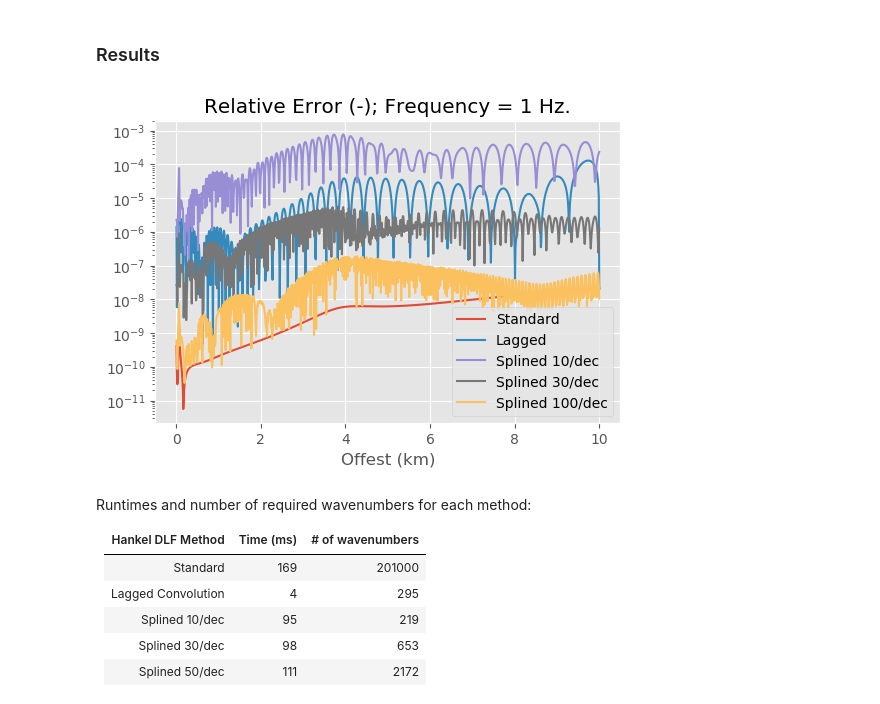
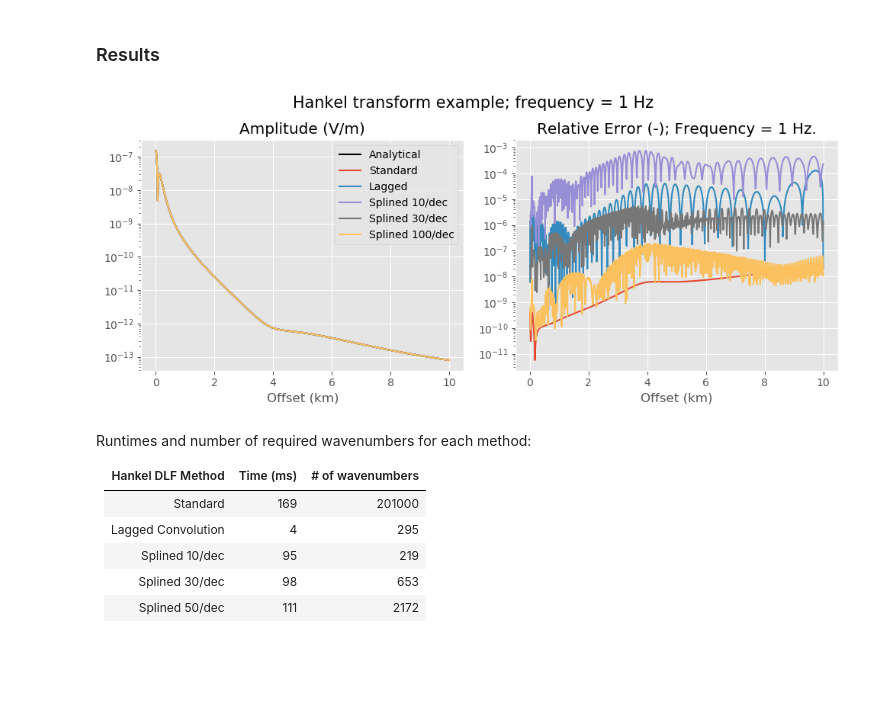
Before and after one commit to emsig/empymod-examples, a Jupyter notebook: 7a_DLF-Standard-Lagged-Splined.ipynb, the cells around one changed output. Cells and saved outputs as stored; diff of their text form; code cells hidden in the pictures; blank space fills up the shorter version.

```diff
--- a/7a_DLF-Standard-Lagged-Splined.ipynb
+++ b/7a_DLF-Standard-Lagged-Splined.ipynb
@@ -245,20 +283,34 @@ splin100 = dipole(**params, opt='spline', htarg=[hfilt, 100])
 # %% [markdown]
 ### Results
 # %%
-plt.figure()
+plt.figure(figsize=(10, 4))
+plt.suptitle('Hankel transform example; frequency = '+str(params['freqtime'])+' Hz', y=1.05, fontsize=15)
 
+plt.subplot(121)
+plt.title('Amplitude (V/m)')
+plt.semilogy(x/1000, np.abs(resp), 'k', label='Analytical')
+plt.semilogy(x/1000, np.abs(standard), label='Standard')
+plt.semilogy(x/1000, np.abs(laggedco), label='Lagged')
+plt.semilogy(x/1000, np.abs(spline10), label='Splined 10/dec')
+plt.semilogy(x/1000, np.abs(spline30), label='Splined 30/dec')
+plt.semilogy(x/1000, np.abs(splin100), label='Splined 100/dec')
+plt.xlabel('Offset (km)')
+plt.legend()
+
+plt.subplot(122)
 plt.title('Relative Error (-); Frequency = '+str(params['freqtime'])+' Hz.')
 plt.semilogy(x/1000, np.abs((standard-resp)/resp), label='Standard')
 plt.semilogy(x/1000, np.abs((laggedco-resp)/resp), label='Lagged')
 plt.semilogy(x/1000, np.abs((spline10-resp)/resp), label='Splined 10/dec')
 plt.semilogy(x/1000, np.abs((spline30-resp)/resp), label='Splined 30/dec')
 plt.semilogy(x/1000, np.abs((splin100-resp)/resp), label='Splined 100/dec')
-plt.xlabel('Offest (km)')
-plt.legend()
+plt.xlabel('Offset (km)')
+#plt.legend()
 
+plt.tight_layout()
 plt.show()
 # %% [output]
-[figure, old version]
+[figure, new version]
 # %% [markdown]
 Runtimes and number of required wavenumbers for each method:
 
```
Also changed, not shown: parts of 11 cells of this notebook.
